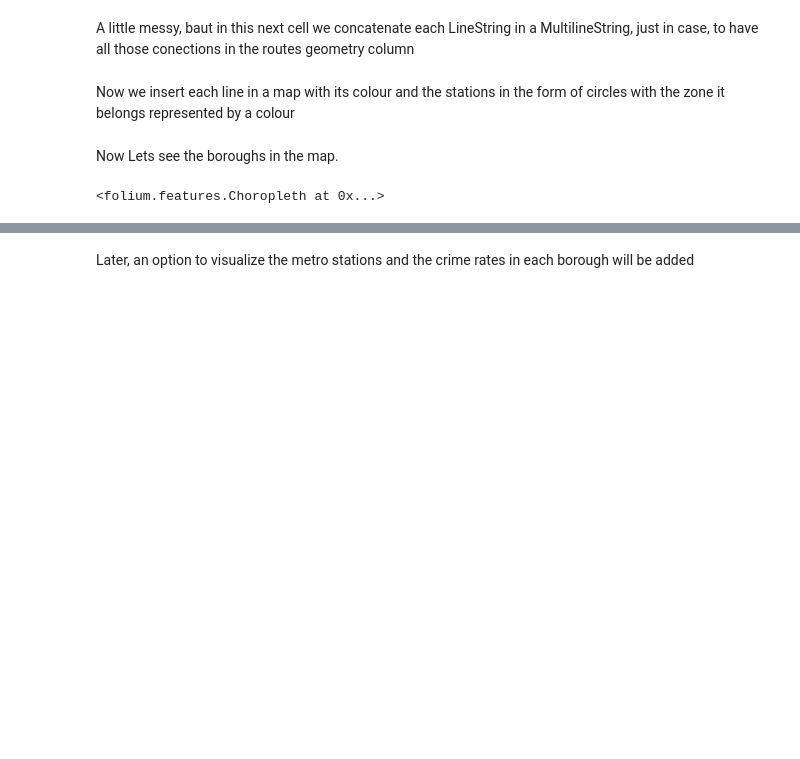
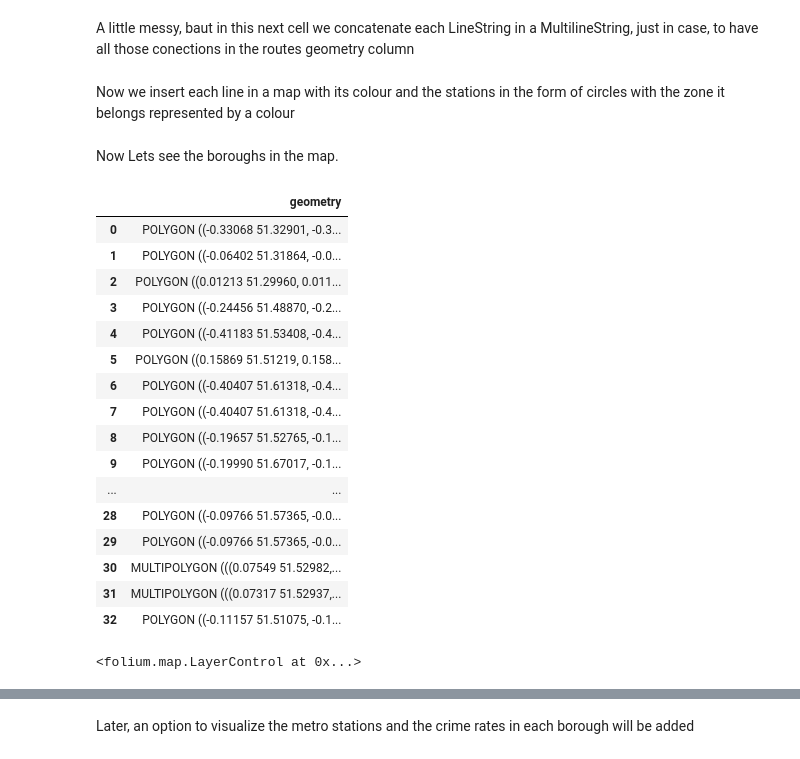
Before and after one commit to Esk1z0/LondonAnalisis, a Jupyter notebook: Code/london_analysis.ipynb, the cells around one changed output, grey strips where cells are left out. Cells and saved outputs as stored; diff of their text form; code cells hidden in the pictures; blank space fills up the shorter version.

Commit message:
added some control layer to the map

```diff
--- a/Code/london_analysis.ipynb
+++ b/Code/london_analysis.ipynb
@@ -73,20 +70,56 @@ borough_dir = "../Data/London_Borough_Excluding_MHW.shp"
+# %%
+borough_dir = "../Data/London_Borough_Excluding_MHW.shp"
+
+crime_dir = "..\Data\MPS Borough Level Crime (most recent 24 months).csv"
 # %%
 borough_df = gpd.read_file(borough_dir)
 borough_df = borough_df.set_crs(epsg=27700)
 borough_df = borough_df.to_crs(epsg=4326)
+
+crime_df = pd.read_csv(crime_dir)
+# %%
+crime_df.LookUp_BoroughName.unique().__len__()
+borough_df#seems like I will have to set the names by myself
+# %% [output]
+|  | geometry |
+| 0 | POLYGON ((-0.33068 51.32901, -0.3... |
+| 1 | POLYGON ((-0.06402 51.31864, -0.0... |
+| 2 | POLYGON ((0.01213 51.29960, 0.011... |
+| 3 | POLYGON ((-0.24456 51.48870, -0.2... |
+| 4 | POLYGON ((-0.41183 51.53408, -0.4... |
+| 5 | POLYGON ((0.15869 51.51219, 0.158... |
+| 6 | POLYGON ((-0.40407 51.61318, -0.4... |
+| 7 | POLYGON ((-0.40407 51.61318, -0.4... |
+| 8 | POLYGON ((-0.19657 51.52765, -0.1... |
+| 9 | POLYGON ((-0.19990 51.67017, -0.1... |
+| ... | ... |
+| 28 | POLYGON ((-0.09766 51.57365, -0.0... |
+| 29 | POLYGON ((-0.09766 51.57365, -0.0... |
+| 30 | MULTIPOLYGON (((0.07549 51.52982,... |
+| 31 | MULTIPOLYGON (((0.07317 51.52937,... |
+| 32 | POLYGON ((-0.11157 51.51075, -0.1... |
 # %%
 data_aux = pd.Series([5]*33)
 
-folium.Choropleth(geo_data = borough_df.__geo_interface__,
+
+choropleth = folium.Choropleth(name = 'Boroughs',geo_data = borough_df.__geo_interface__,
            data = data_aux,
            key_on = 'feature.id',
            fill_color = 'YlGnBu',
            legend_name = 'Boroughs',
            fill_opacity=0.1,
            line_opacity=0.9
-          ).add_to(map)
+          )
-# %% [output]
-<folium.features.Choropleth at 0x...>
+# %%
+map = folium.Map(location = [51.5074, -0.1278], zoom_start=11.5)
+
+tube_features.add_to(map)
+
+choropleth.add_to(map)
+
+folium.LayerControl().add_to(map)
+# %% [output]
+<folium.map.LayerControl at 0x...>
 # %%
 def embedded_map(map: folium.Map, dir: str):
     map.save(dir)
```
Also changed, not shown: parts of 2 cells of this notebook, 1 other file.
